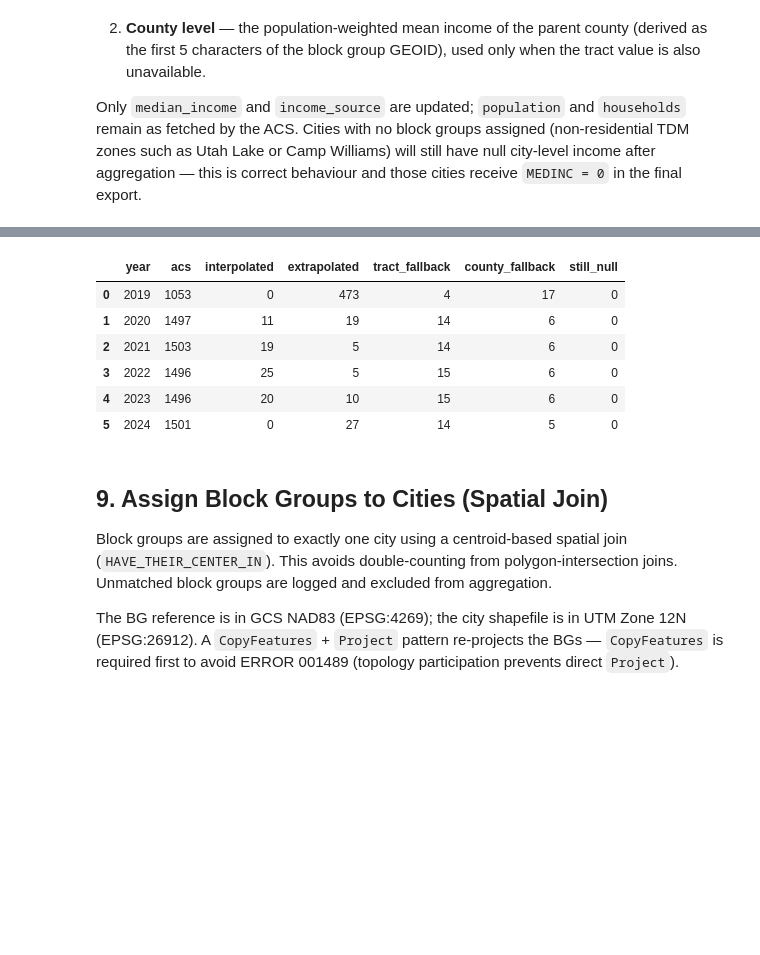
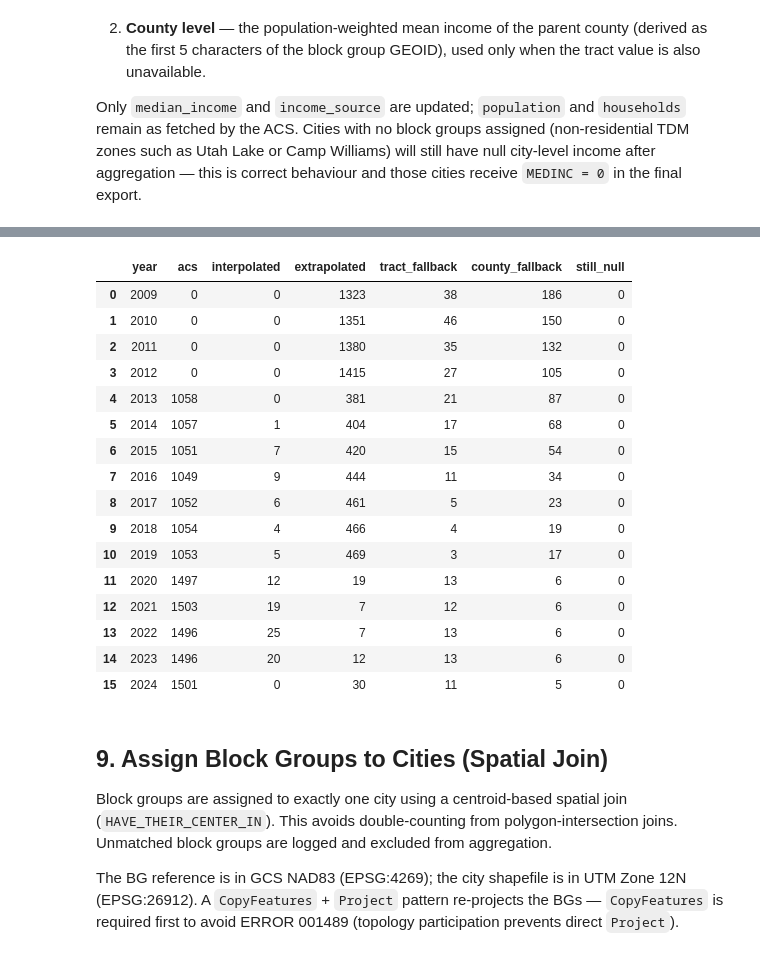
Before and after one commit to WFRCAnalytics/DATA-Regional-Metrics-Dashboard, a Jupyter notebook: housing-plus-transportation/Process-GPI-TDM-HT-by-City.ipynb, the cells around one changed output, grey strips where cells are left out. Saved outputs shown, nothing was run; the diff lists cells and outputs as text; code cells hidden in the pictures; blank space fills up the shorter version.

```diff
--- a/housing-plus-transportation/Process-GPI-TDM-HT-by-City.ipynb
+++ b/housing-plus-transportation/Process-GPI-TDM-HT-by-City.ipynb
@@ -618,6 +658,6 @@ acs_panel_filled_df[acs_panel_filled_df[HT_INCOME_CONFIG["bg_key"]] == sample_ge
 # %%
 # Write filled values back into bg_acs_by_year, replacing the raw ACS columns.
-for year in target_years:
+for year in acs_years:
     year_fill = acs_panel_filled_df[acs_panel_filled_df["year"] == year][
         [
             HT_INCOME_CONFIG["bg_key"],
@@ -669,7 +709,7 @@ else:
     tract_raw_parts = []
     tract_year_status = []
 
-    for year in target_years:
+    for year in acs_years:
         county_frames = []
         year_ok = True
         year_message = "ok"
@@ -806,7 +871,7 @@ else:
     county_raw_parts = []
     county_year_status = []
 
-    for year in target_years:
+    for year in acs_years:
         try:
             raw_df = get_census(
                 dataset=HT_INCOME_CONFIG["acs_dataset"],
@@ -937,7 +1013,7 @@ in the final export.
 # %%
 fallback_summary = []
 
-for year in target_years:
+for year in acs_years:
     # ── Lookup tables: one income value per tract / county for this year ──────
     tract_lookup = (
         tract_acs_filled_df[tract_acs_filled_df["year"] == year][
@@ -1013,22 +1099,32 @@ Hierarchical fallback complete.
 # %%
 # Provenance breakdown after fallback: how many BGs got each income source?
 source_summary = []
-for year in target_years:
+for year in acs_years:
     counts = bg_acs_by_year[year]["income_source"].value_counts(dropna=False)
     row = {"year": year}
     for src in ("acs", "interpolated", "extrapolated", "tract_fallback", "county_fallback"):
         row[src] = int(counts.get(src, 0))
     row["still_null"] = int(bg_acs_by_year[year]["median_income"].isna().sum())
     source_summary.append(row)
 pd.DataFrame(source_summary)
 # %% [output]
 |  | year | acs | interpolated | extrapolated | tract_fallback | county_fallback | still_null |
-| 0 | 2019 | 1053 | 0 | 473 | 4 | 17 | 0 |
-| 1 | 2020 | 1497 | 11 | 19 | 14 | 6 | 0 |
-| 2 | 2021 | 1503 | 19 | 5 | 14 | 6 | 0 |
-| 3 | 2022 | 1496 | 25 | 5 | 15 | 6 | 0 |
-| 4 | 2023 | 1496 | 20 | 10 | 15 | 6 | 0 |
-| 5 | 2024 | 1501 | 0 | 27 | 14 | 5 | 0 |
+| 0 | 2009 | 0 | 0 | 1323 | 38 | 186 | 0 |
+| 1 | 2010 | 0 | 0 | 1351 | 46 | 150 | 0 |
+| 2 | 2011 | 0 | 0 | 1380 | 35 | 132 | 0 |
+| 3 | 2012 | 0 | 0 | 1415 | 27 | 105 | 0 |
+| 4 | 2013 | 1058 | 0 | 381 | 21 | 87 | 0 |
+| 5 | 2014 | 1057 | 1 | 404 | 17 | 68 | 0 |
+| 6 | 2015 | 1051 | 7 | 420 | 15 | 54 | 0 |
+| 7 | 2016 | 1049 | 9 | 444 | 11 | 34 | 0 |
+| 8 | 2017 | 1052 | 6 | 461 | 5 | 23 | 0 |
+| 9 | 2018 | 1054 | 4 | 466 | 4 | 19 | 0 |
+| 10 | 2019 | 1053 | 5 | 469 | 3 | 17 | 0 |
+| 11 | 2020 | 1497 | 12 | 19 | 13 | 6 | 0 |
+| 12 | 2021 | 1503 | 19 | 7 | 12 | 6 | 0 |
+| 13 | 2022 | 1496 | 25 | 7 | 13 | 6 | 0 |
+| 14 | 2023 | 1496 | 20 | 12 | 13 | 6 | 0 |
+| 15 | 2024 | 1501 | 0 | 30 | 11 | 5 | 0 |
 # %% [markdown]
 ## 9. Assign Block Groups to Cities (Spatial Join)
 
```
Also changed, not shown: parts of 27 cells of this notebook, 3 other files.
